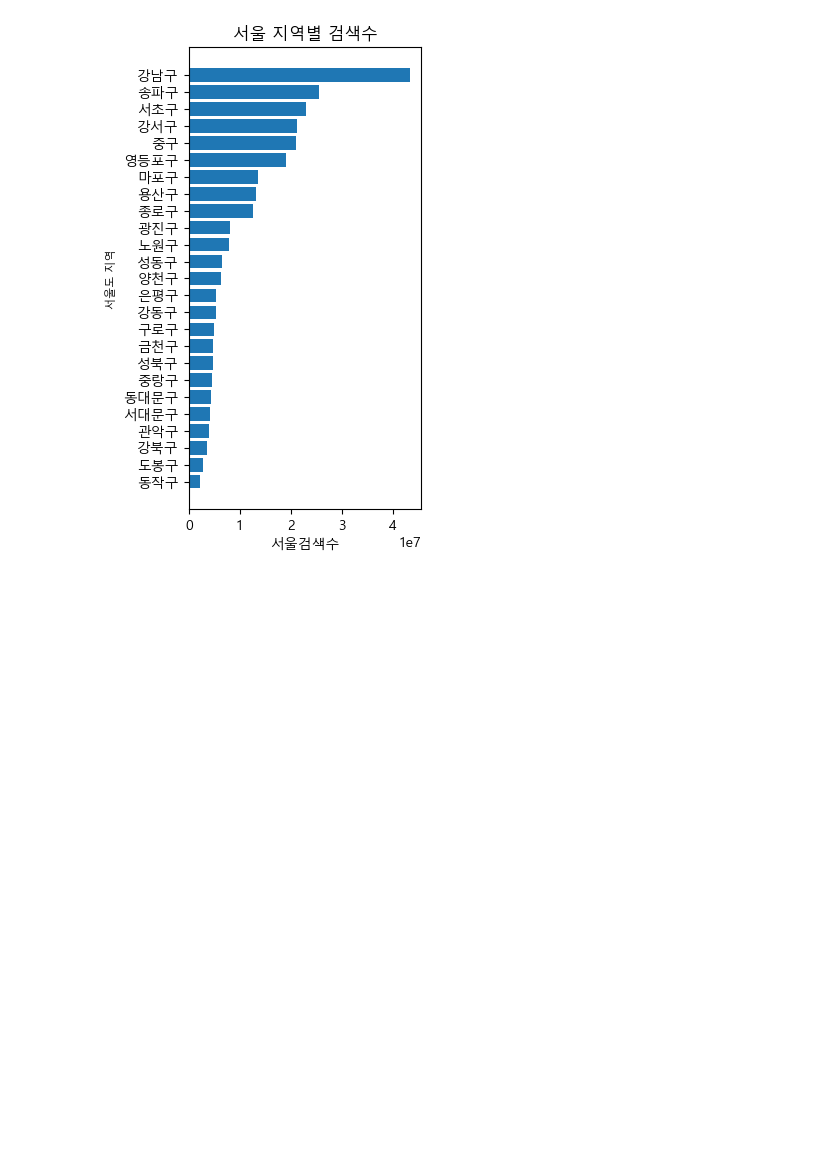
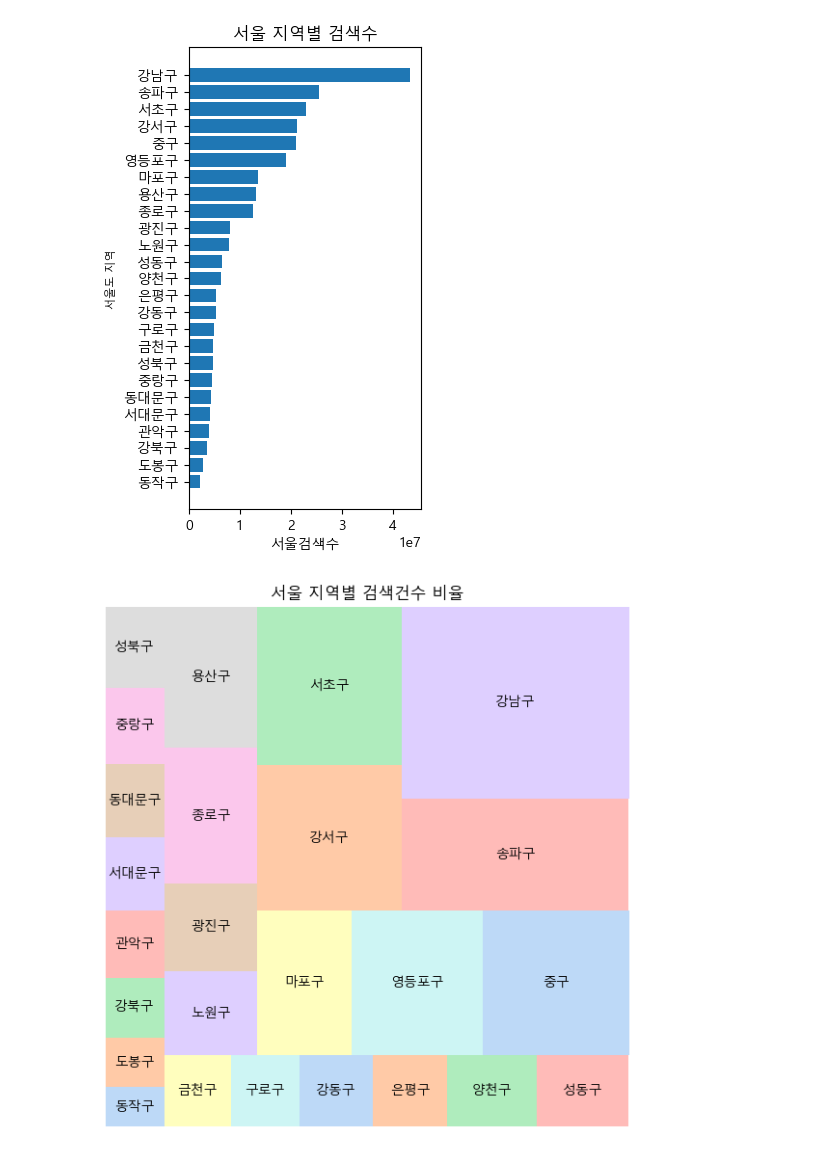
Before and after one commit to sdkim96/Login_project, a Jupyter notebook: Data_analysis_visualization/search_analysis.ipynb, the cells around one changed output. Cells and saved outputs as stored; diff of their text form; code cells hidden in the pictures; blank space fills up the shorter version.

```diff
--- a/Data_analysis_visualization/search_analysis.ipynb
+++ b/Data_analysis_visualization/search_analysis.ipynb
@@ -751,3 +757,24 @@ plt.ylabel('서울도 지역', fontsize=8)
 plt.show()
 # %% [output]
 [figure]
+# %%
+# Sample data
+values = 서울검색수
+labels = 서울지역
+# colors = ['#91DCEA', '#64CDCC', '#5FBB68',
+#           '#F9D23C', '#F9A729', '#FD6F30']
+
+
+plt.figure(figsize=(7, 7))
+colors = sns.color_palette("pastel")
+# Treemap
+squarify.plot(sizes = values, label = labels,
+              color = colors,
+              alpha = 0.7)
+
+# Remove the axis:
+plt.axis("off")
+plt.title("서울 지역별 검색건수 비율")
+plt.show()
+# %% [output]
+[figure, added]
```
Also changed, not shown: parts of 4 cells of this notebook.
